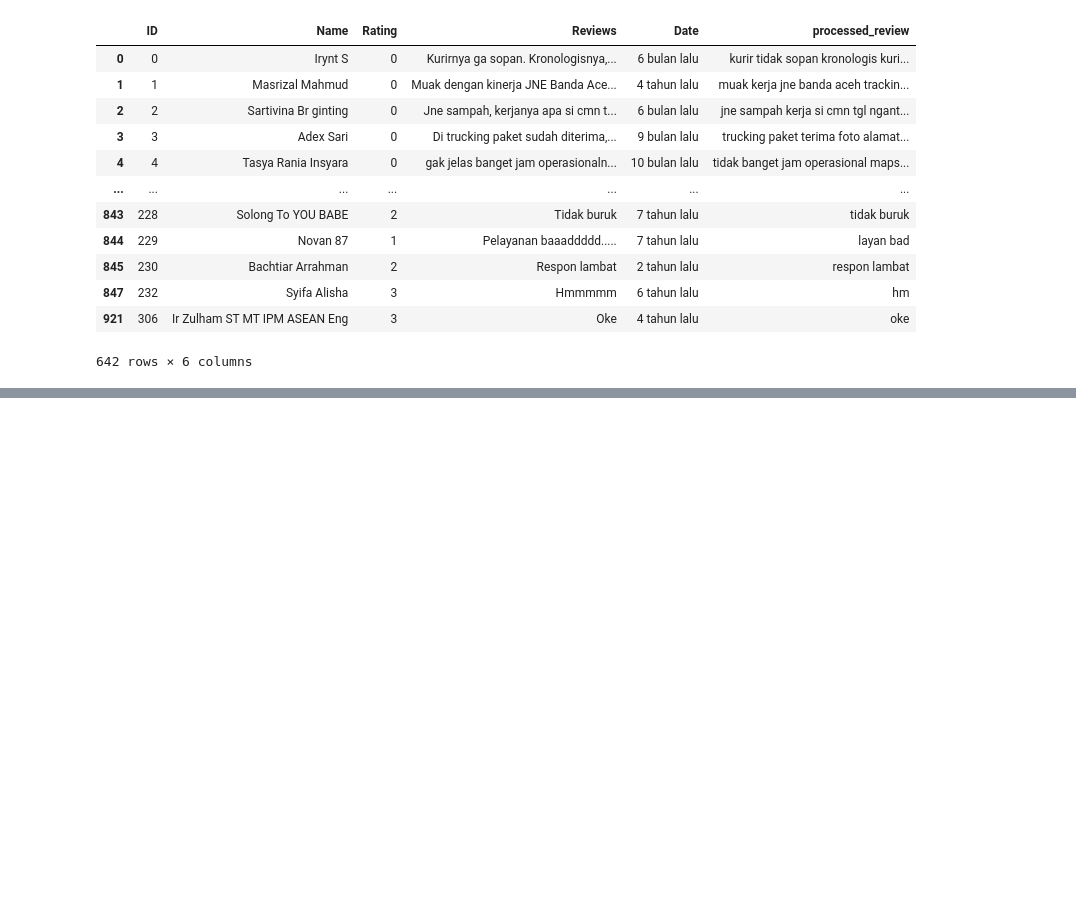
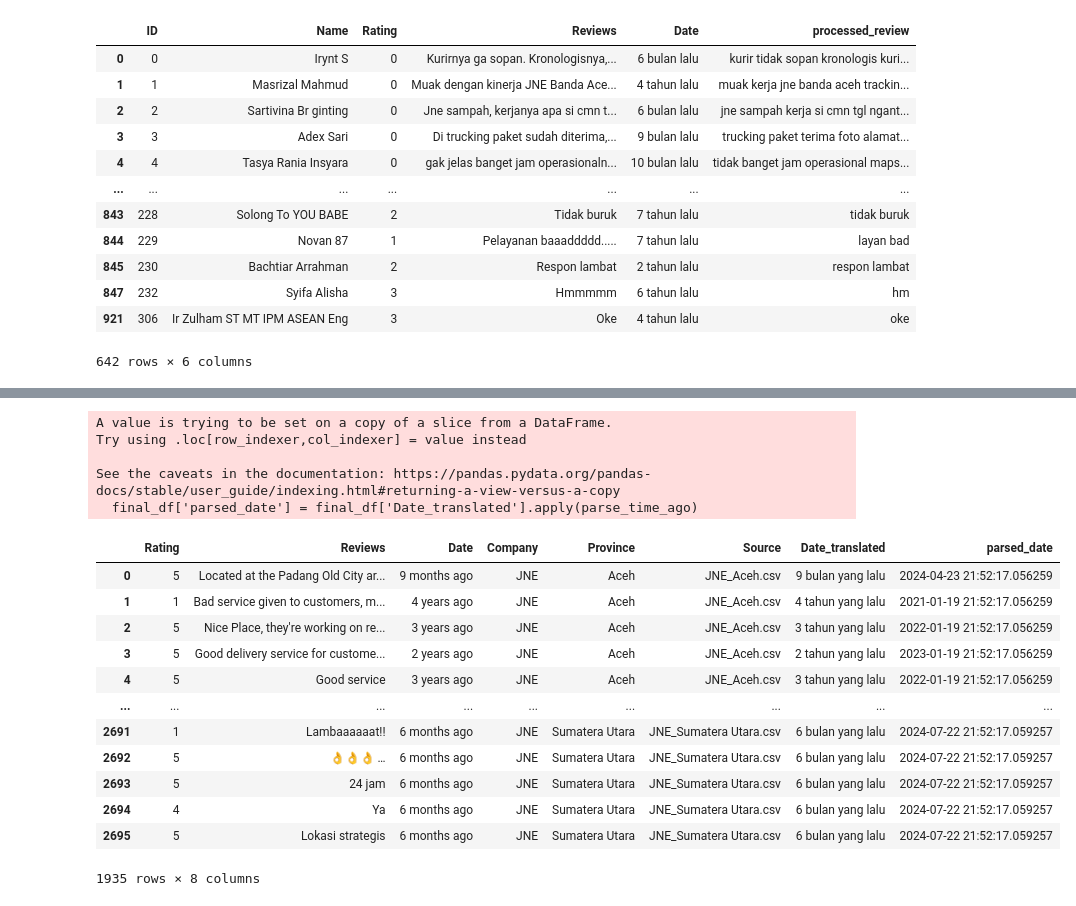
Before and after one commit to Radenaz/sandbox_textprepro, a Jupyter notebook: text_prepro_test.ipynb, the cells around one changed output, grey strips where cells are left out. Saved outputs shown, nothing was run; the diff lists cells and outputs as text; code cells hidden in the pictures; blank space fills up the shorter version.

Commit message:
addd_parsedtime

```diff
--- a/text_prepro_test.ipynb
+++ b/text_prepro_test.ipynb
@@ -264,0 +315,3 @@ bad_reviews_df_prepo
+# %%
+# remove rows with 'No review found'
+final_df = final_df[final_df['Reviews'] != 'No review found']
@@ -264,0 +344,3 @@ bad_reviews_df_prepo
+# %%
+# fill nan values in Date column with "6 months ago"
+final_df['Date'] = final_df['Date'].fillna('6 months ago')
@@ -264,0 +408,58 @@ bad_reviews_df_prepo
+# %%
+# let's attempt to transform the date
+## def the func
+
+def parse_time_ago(time_ago):
+    current_time = datetime.now()
+
+    # Match cases with explicit numbers
+    match = re.match(r"(\d+)\s+(\w+)", time_ago)
+    if match:
+        value, unit = int(match.group(1)), match.group(2)
+    else:
+        # Handle "sehari", "seminggu", "sebulan", "setahun" cases
+        if time_ago.startswith('se'):
+            value, unit = 1, time_ago.split()[0][2:]  # Extract the unit after "se"
+        else:
+            return None  # If it doesn't match any known format, return None
+
+    # Map units to timedelta
+    if unit.startswith('menit'):
+        return current_time - timedelta(minutes=value)
+    elif unit.startswith('jam'):
+        return current_time - timedelta(hours=value)
+    elif unit.startswith('hari'):
+        return current_time - timedelta(days=value)
+    elif unit.startswith('minggu'):
+        return current_time - timedelta(weeks=value)
+    elif unit.startswith('bulan'):
+        # Approximate 1 month = 30 days
+        return current_time - timedelta(days=value * 30)
+    elif unit.startswith('tahun'):
+        # Approximate 1 year = 365 days
+        return current_time - timedelta(days=value * 365)
+    return None
+# %%
+final_df['parsed_date'] = final_df['Date_translated'].apply(parse_time_ago)
+# %% [output]
+A value is trying to be set on a copy of a slice from a DataFrame.
+Try using .loc[row_indexer,col_indexer] = value instead
+
+See the caveats in the documentation: https://pandas.pydata.org/pandas-docs/stable/user_guide/indexing.html#returning-a-view-versus-a-copy
+  final_df['parsed_date'] = final_df['Date_translated'].apply(parse_time_ago)
+# %%
+final_df
+# %% [output]
+|  | Rating | Reviews | Date | Company | Province | Source | Date_translated | parsed_date |
+| 0 | 5 | Located at the Padang Old City ar... | 9 months ago | JNE | Aceh | JNE_Aceh.csv | 9 bulan yang lalu | 2024-04-23 21:52:17.056259 |
+| 1 | 1 | Bad service given to customers, m... | 4 years ago | JNE | Aceh | JNE_Aceh.csv | 4 tahun yang lalu | 2021-01-19 21:52:17.056259 |
+| 2 | 5 | Nice Place, they're working on re... | 3 years ago | JNE | Aceh | JNE_Aceh.csv | 3 tahun yang lalu | 2022-01-19 21:52:17.056259 |
+| 3 | 5 | Good delivery service for custome... | 2 years ago | JNE | Aceh | JNE_Aceh.csv | 2 tahun yang lalu | 2023-01-19 21:52:17.056259 |
+| 4 | 5 | Good service | 3 years ago | JNE | Aceh | JNE_Aceh.csv | 3 tahun yang lalu | 2022-01-19 21:52:17.056259 |
+| ... | ... | ... | ... | ... | ... | ... | ... | ... |
+| 2691 | 1 | Lambaaaaaat!! | 6 months ago | JNE | Sumatera Utara | JNE_Sumatera Utara.csv | 6 bulan yang lalu | 2024-07-22 21:52:17.059257 |
+| 2692 | 5 | 👌👌👌 … | 6 months ago | JNE | Sumatera Utara | JNE_Sumatera Utara.csv | 6 bulan yang lalu | 2024-07-22 21:52:17.059257 |
+| 2693 | 5 | 24 jam | 6 months ago | JNE | Sumatera Utara | JNE_Sumatera Utara.csv | 6 bulan yang lalu | 2024-07-22 21:52:17.059257 |
+| 2694 | 4 | Ya | 6 months ago | JNE | Sumatera Utara | JNE_Sumatera Utara.csv | 6 bulan yang lalu | 2024-07-22 21:52:17.059257 |
+| 2695 | 5 | Lokasi strategis | 6 months ago | JNE | Sumatera Utara | JNE_Sumatera Utara.csv | 6 bulan yang lalu | 2024-07-22 21:52:17.059257 |
+1935 rows × 8 columns
```
Also changed, not shown: parts of 18 cells of this notebook, 9 other files.
